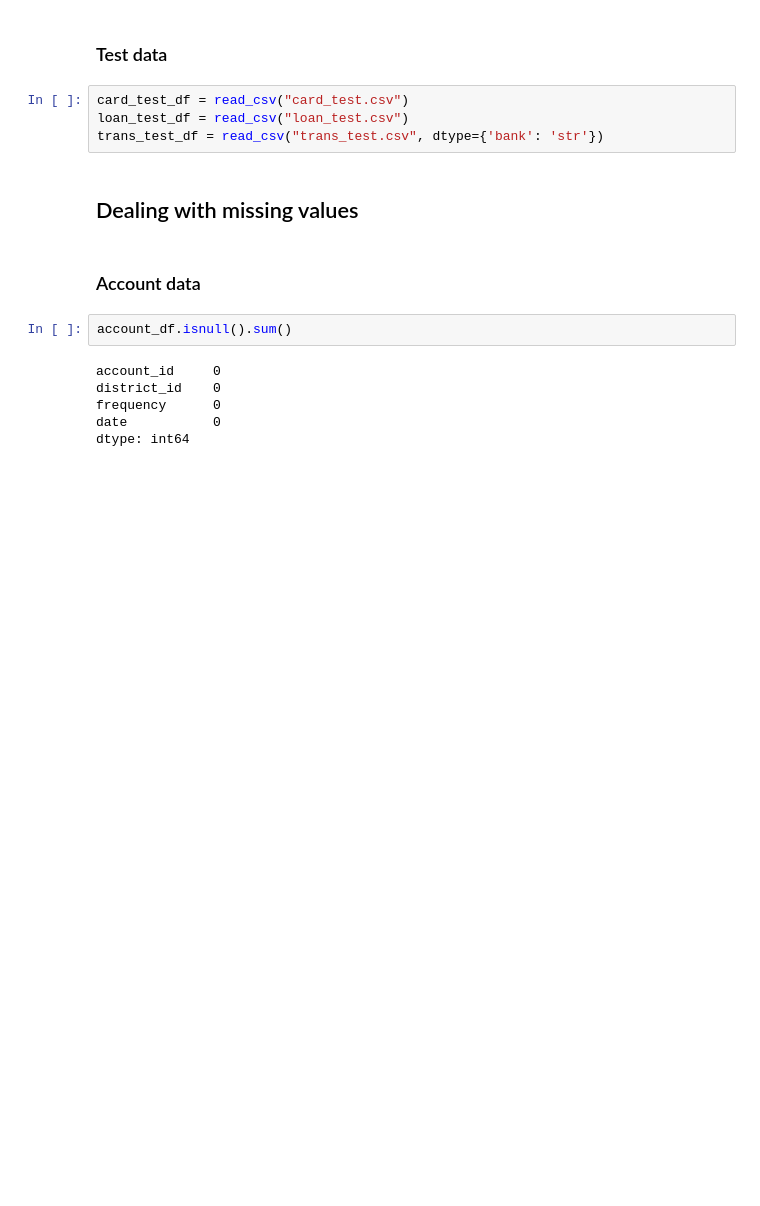
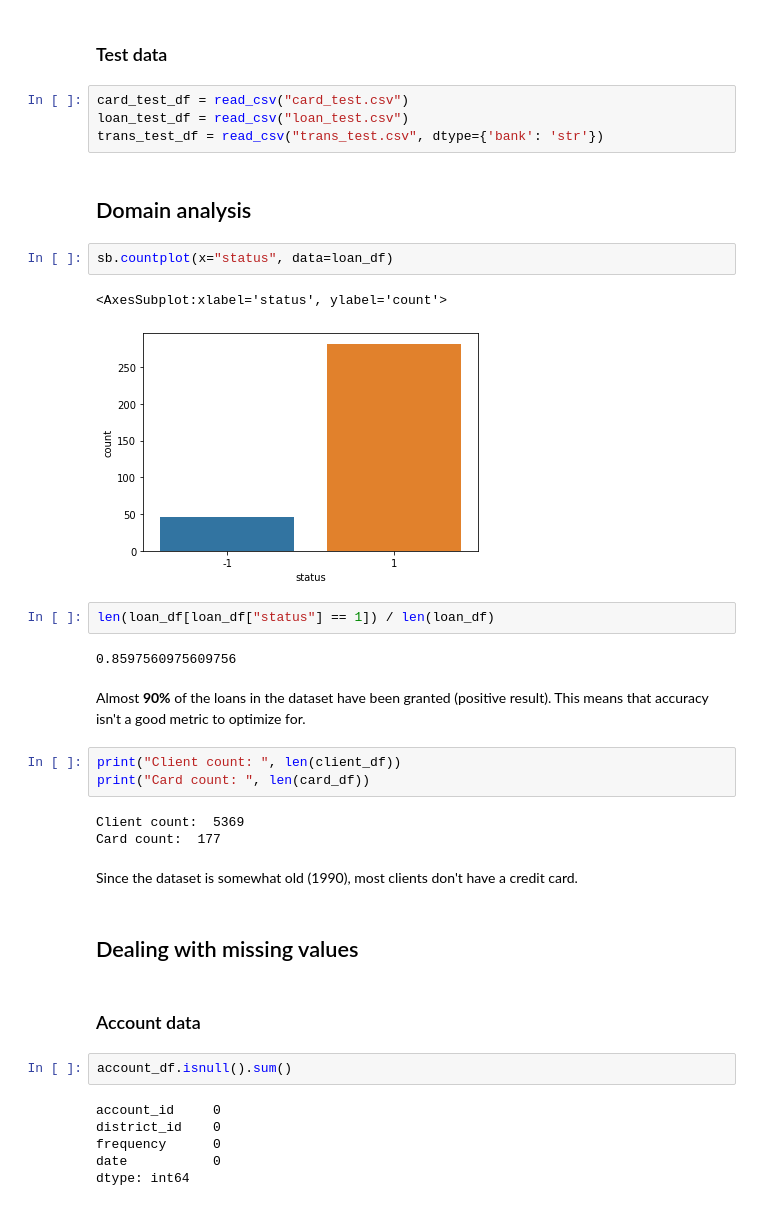
Before and after one commit to JoaoCostaIFG/AC, a Jupyter notebook: Banking.ipynb, the cells around one changed output. Saved outputs shown, nothing was run; the diff lists cells and outputs as text; blank space fills up the shorter version.

```diff
--- a/Banking.ipynb
+++ b/Banking.ipynb
@@ -75,6 +73,27 @@ district_df.head()
 card_test_df = read_csv("card_test.csv")
 loan_test_df = read_csv("loan_test.csv")
 trans_test_df = read_csv("trans_test.csv", dtype={'bank': 'str'})
+# %% [markdown]
+## Domain analysis
+# %%
+sb.countplot(x="status", data=loan_df)
+# %% [output]
+<AxesSubplot:xlabel='status', ylabel='count'>
+[figure, added]
+# %%
+len(loan_df[loan_df["status"] == 1]) / len(loan_df)
+# %% [output]
+0.8597560975609756
+# %% [markdown]
+Almost **90%** of the loans in the dataset have been granted (positive result). This means that accuracy isn't a good metric to optimize for.
+# %%
+print("Client count: ", len(client_df))
+print("Card count: ", len(card_df))
+# %% [output]
+Client count:  5369
+Card count:  177
+# %% [markdown]
+Since the dataset is somewhat old (1990), most clients don't have a credit card.
 # %% [markdown]
 ## Dealing with missing values
 # %% [markdown]
```
Also changed, not shown: parts of 36 cells of this notebook.
